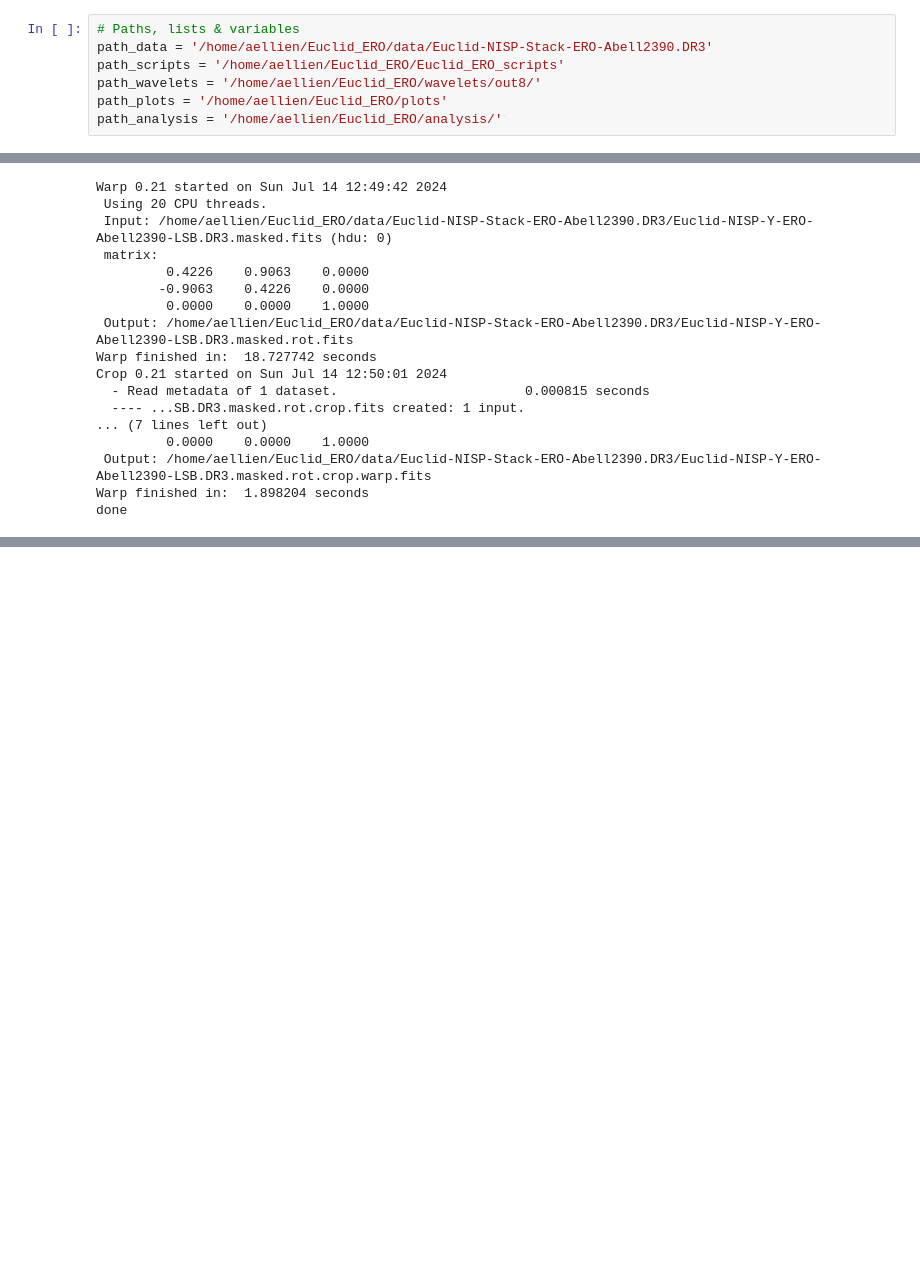
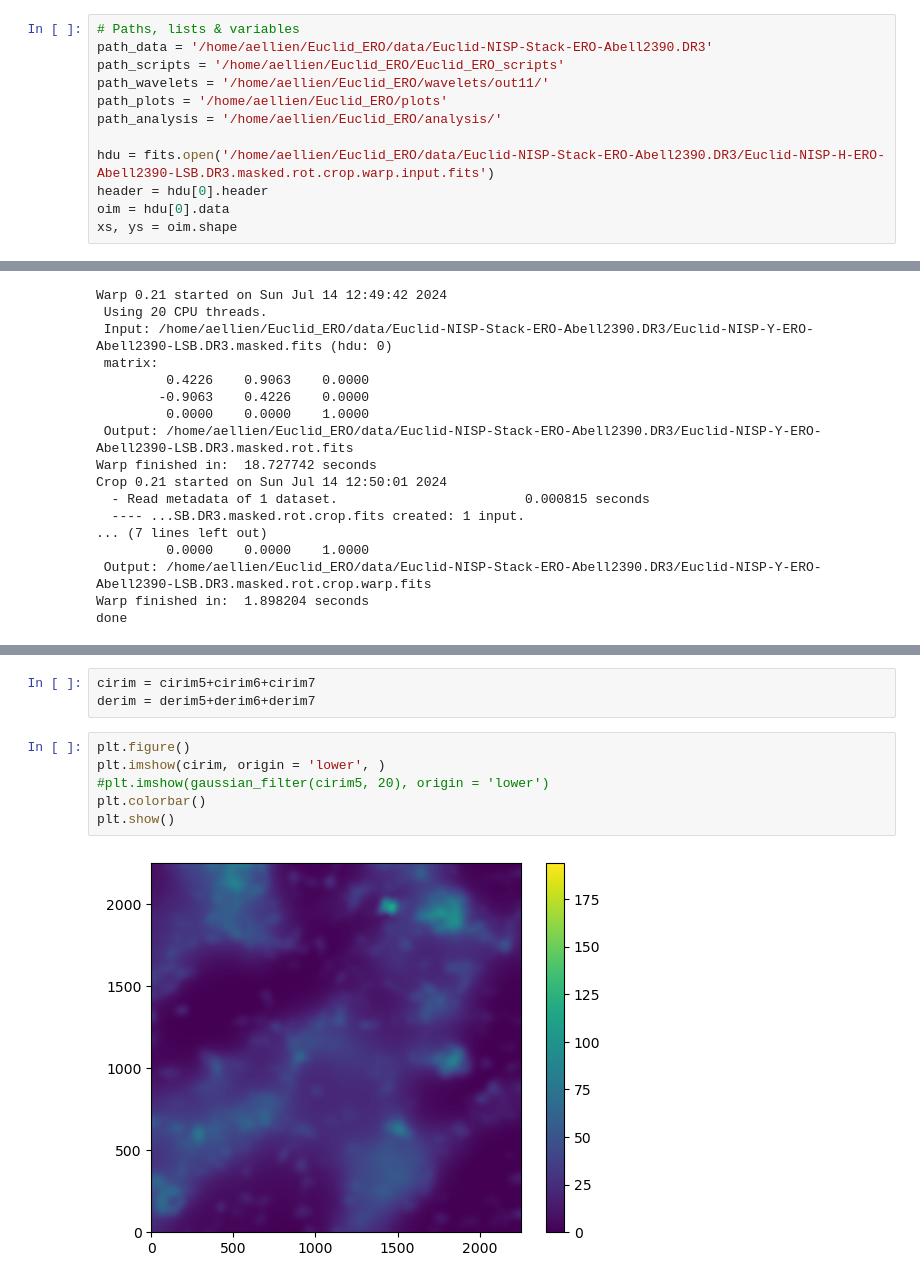
Before and after one commit to aellien/Euclid_ERO, a Jupyter notebook: cirrus_NISP.ipynb, the cells around one changed output, grey strips where cells are left out. Cells and saved outputs as stored; diff of their text form; blank space fills up the shorter version.

```diff
--- a/cirrus_NISP.ipynb
+++ b/cirrus_NISP.ipynb
@@ -32,9 +33,14 @@ import subprocess
 # Paths, lists & variables
 path_data = '/home/aellien/Euclid_ERO/data/Euclid-NISP-Stack-ERO-Abell2390.DR3'
 path_scripts = '/home/aellien/Euclid_ERO/Euclid_ERO_scripts'
-path_wavelets = '/home/aellien/Euclid_ERO/wavelets/out8/'
+path_wavelets = '/home/aellien/Euclid_ERO/wavelets/out11/'
 path_plots = '/home/aellien/Euclid_ERO/plots'
 path_analysis = '/home/aellien/Euclid_ERO/analysis/'
+
+hdu = fits.open('/home/aellien/Euclid_ERO/data/Euclid-NISP-Stack-ERO-Abell2390.DR3/Euclid-NISP-H-ERO-Abell2390-LSB.DR3.masked.rot.crop.warp.input.fits')
+header = hdu[0].header
+oim = hdu[0].data
+xs, ys = oim.shape
 # %%
 # Make masks of all objects
 hdu1 = fits.open(os.path.join(path_analysis, 'Abell_2390_NISP_mask_all_but_bcg_full_img_H.fits'))
@@ -178,0 +267,11 @@ CompletedProcess(args=['astfits', '/home/aellien/Euclid_ERO/data/Euclid-NISP-Sta
+# %%
+cirim = cirim5+cirim6+cirim7
+derim = derim5+derim6+derim7
+# %%
+plt.figure()
+plt.imshow(cirim, origin = 'lower', )
+#plt.imshow(gaussian_filter(cirim5, 20), origin = 'lower')
+plt.colorbar()
+plt.show()
+# %% [output]
+[figure, added]
```
Also changed, not shown: parts of 14 cells of this notebook, 4 other files.
